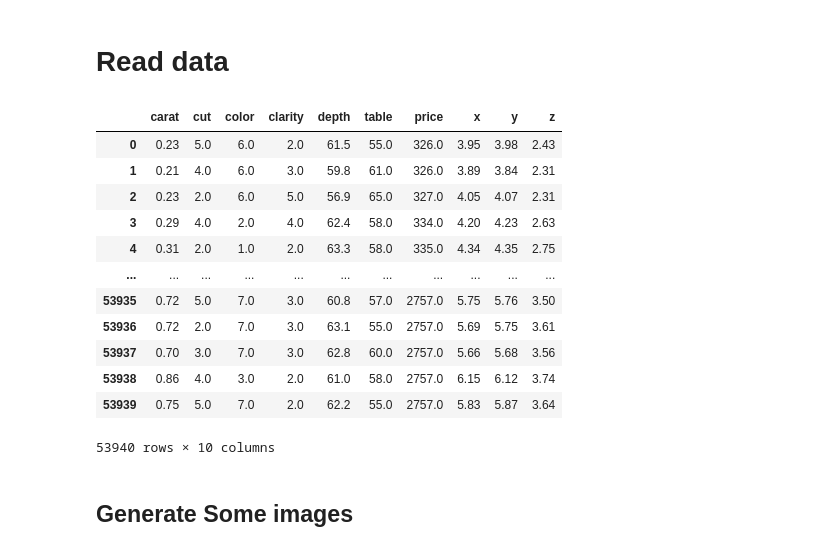
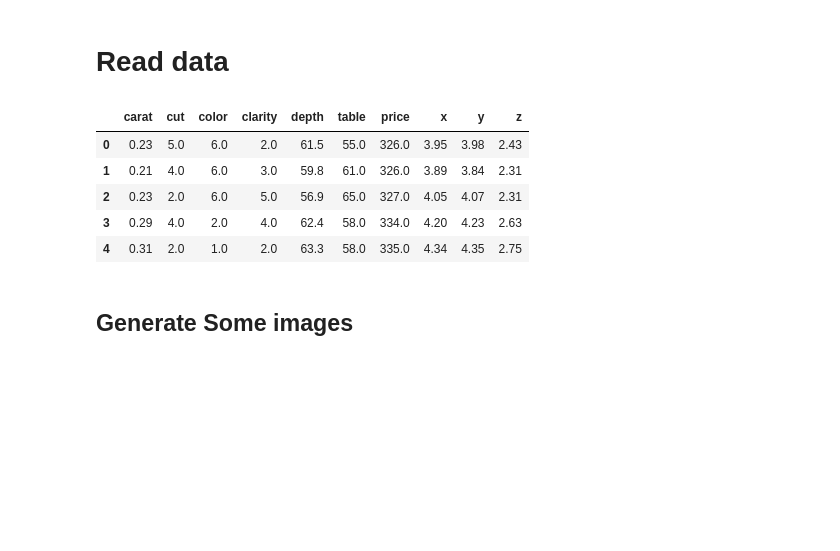
Before and after one commit to andresroliveira/MachineLearning, a Jupyter notebook: linear_regression.ipynb, the cells around one changed output. Drawn from its saved outputs; the diff is of its cells as text; code cells hidden in the pictures; blank space fills up the shorter version.

```diff
--- a/linear_regression.ipynb
+++ b/linear_regression.ipynb
@@ -11,21 +11,14 @@ import matplotlib.pyplot as plt
 # Read data
 # %%
 data = pd.read_csv('new_diamonds.csv', dtype=float)
-data
+data.head()
 # %% [output]
 |  | carat | cut | color | clarity | depth | table | price | x | y | z |
 | 0 | 0.23 | 5.0 | 6.0 | 2.0 | 61.5 | 55.0 | 326.0 | 3.95 | 3.98 | 2.43 |
 | 1 | 0.21 | 4.0 | 6.0 | 3.0 | 59.8 | 61.0 | 326.0 | 3.89 | 3.84 | 2.31 |
 | 2 | 0.23 | 2.0 | 6.0 | 5.0 | 56.9 | 65.0 | 327.0 | 4.05 | 4.07 | 2.31 |
 | 3 | 0.29 | 4.0 | 2.0 | 4.0 | 62.4 | 58.0 | 334.0 | 4.20 | 4.23 | 2.63 |
 | 4 | 0.31 | 2.0 | 1.0 | 2.0 | 63.3 | 58.0 | 335.0 | 4.34 | 4.35 | 2.75 |
-| ... | ... | ... | ... | ... | ... | ... | ... | ... | ... | ... |
-| 53935 | 0.72 | 5.0 | 7.0 | 3.0 | 60.8 | 57.0 | 2757.0 | 5.75 | 5.76 | 3.50 |
-| 53936 | 0.72 | 2.0 | 7.0 | 3.0 | 63.1 | 55.0 | 2757.0 | 5.69 | 5.75 | 3.61 |
-| 53937 | 0.70 | 3.0 | 7.0 | 3.0 | 62.8 | 60.0 | 2757.0 | 5.66 | 5.68 | 3.56 |
-| 53938 | 0.86 | 4.0 | 3.0 | 2.0 | 61.0 | 58.0 | 2757.0 | 6.15 | 6.12 | 3.74 |
-| 53939 | 0.75 | 5.0 | 7.0 | 2.0 | 62.2 | 55.0 | 2757.0 | 5.83 | 5.87 | 3.64 |
-53940 rows × 10 columns
 # %% [markdown]
 ## Generate Some images
 # %%
```
Also changed, not shown: parts of 4 cells of this notebook.
